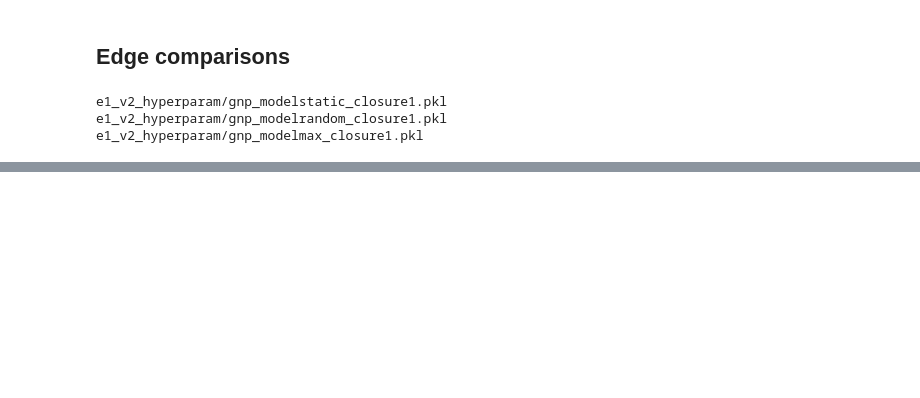
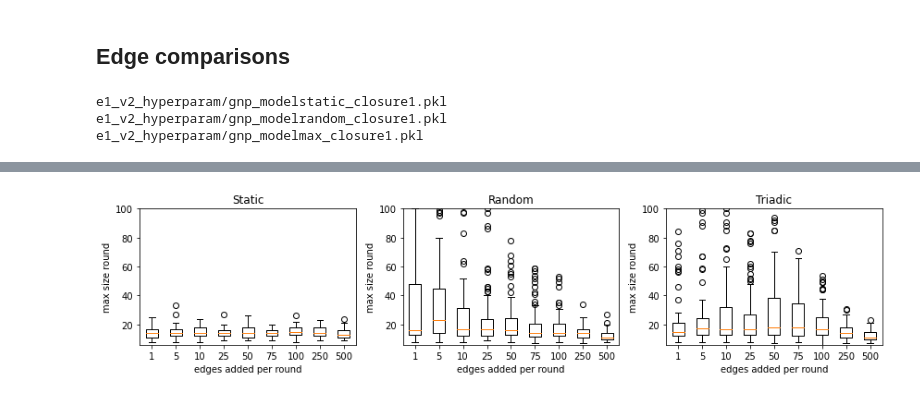
Before and after one commit to cephcyn/cornell_cs6850_triadicclosure, a Jupyter notebook: graphing.ipynb, the cells around one changed output, grey strips where cells are left out. Drawn from its saved outputs; the diff is of its cells as text; code cells hidden in the pictures; blank space fills up the shorter version.

```diff
--- a/graphing.ipynb
+++ b/graphing.ipynb
@@ -58,6 +38,17 @@ experiment_vals_d = {'closure': closure_vals,
 all_data = pd.DataFrame(columns=['max_size_rounds', 'rounds_filled', 'max_sizes',
                                  'graph_type', 'closure_method', 'experiment_type', 'values'])
 colors = [sns.xkcd_rgb['light red'], sns.xkcd_rgb['greenish'], sns.xkcd_rgb['denim'], sns.xkcd_rgb['purpleish blue'], sns.xkcd_rgb['bubblegum']]
+# %%
+pretty_d = {
+    'gnp': 'Gnp',
+    'sbm': 'SBM',
+    'pop': 'Population',
+    'max_size_rounds': 'max size round',
+    'max_sizes': 'max size',
+    'static': 'Static',
+    'random': 'Random',
+    'triadic': 'Triadic',
+}
 # %% [markdown]
 ## Read in data
 # %%
@@ -599,0 +594,85 @@ triadic
+# %%
+def plot_compare_vals_complete(graph_type, experiment_type, var_name,
+                               chosen_experiment_methods, experiment_vals,
+                               plot_type, varname_to_plot):
+    f, axs = plt.subplots(1, 3, figsize=(12, 3))
+
+    maxy = 0
+    miny = 100
+
+    for i, experiment_method in enumerate(chosen_experiment_methods):
+        # ax = axs[i//3, i%3]
+        ax = axs[i]
+
+        df = filter_df(all_data, {
+            'graph_type': graph_type,
+            'closure_method': experiment_method,
+            'experiment_type': experiment_type})
+        if experiment_vals is None:
+            experiment_vals = np.unique(df['values'])
+            sorted(experiment_vals)
+            print(experiment_vals)
+
+        if plot_type != 'hist':
+            all_round_when_complete = []
+        for i, row in df.iterrows():
+            if varname_to_plot == 'max_size_rounds':
+                round_when_complete = [vars_to_plot for (filled, vars_to_plot) in zip(row['max_sizes'], row[varname_to_plot]) if np.max(filled) > 0.95]
+                if len(round_when_complete) == 0:
+                    print('skipping')
+                    continue
+                # assert len(round_when_complete) == np.sum(row['rounds_filled'])
+            elif varname_to_plot == 'max_sizes':
+                round_when_complete = row[varname_to_plot]
+            else:
+                raise ValueError(f"cannot use {varname_to_plot}")
+            if plot_type == 'hist':
+                ax.hist(round_when_complete, label=row['values'], alpha=0.5);
+            else:
+                all_round_when_complete.append(round_when_complete)
+        if plot_type == 'violin':
+            ax.violinplot(all_round_when_complete)
+        elif plot_type == 'box':
+            ax.boxplot(all_round_when_complete)
+
+        if len(all_round_when_complete) > 0:
+            maxy = max(maxy, np.max(np.concatenate(all_round_when_complete)))
+            miny = min(miny, np.min(np.concatenate(all_round_when_complete)))
+
+        if plot_type == 'hist':
+            ax.legend(loc='upper right');
+            ax.set_xlabel(pretty_d[varname_to_plot]);
+            ax.set_ylabel(var_name);
+
+        else:
+            ax.set_xticks([y + 1 for y in range(len(experiment_vals))],
+                      labels=[str(int(x)) for x in experiment_vals]);
+            ax.set_ylabel(pretty_d[varname_to_plot]);
+            ax.set_xlabel(var_name);
+
+        ax.set_title(pretty_d[experiment_method]);
+
+    for i, experiment_method in enumerate(chosen_experiment_methods):
+        ax = axs[i]
+        ax.set_ylim((miny, maxy));
+    f.tight_layout();
+    plt.savefig(f"fig/var-{varname_to_plot}-{experiment_type}");
+    plt.show();
+
+plot_type= 'box' # 'hist', 'violin', 'box'
+experiment_type = 'closure'
+experiment_vals = None
+var_name = "edges added per round"
+title = ""
+graph_type = 'gnp'
+chosen_experiment_methods = ['static', 'random', 'triadic']
+varname_to_plot = 'max_size_rounds'
+plot_compare_vals_complete(graph_type, experiment_type, var_name,
+                           chosen_experiment_methods, experiment_vals,
+                           plot_type, varname_to_plot)
+
+varname_to_plot = 'max_sizes'
+all_round_when_complete = plot_compare_vals_complete(graph_type, experiment_type, var_name,
+                           chosen_experiment_methods, experiment_vals,
+                           plot_type, varname_to_plot)
+# %% [output]
@@ -599,0 +680 @@ triadic
+[figure, added]
```
Also changed, not shown: parts of 11 cells of this notebook.
